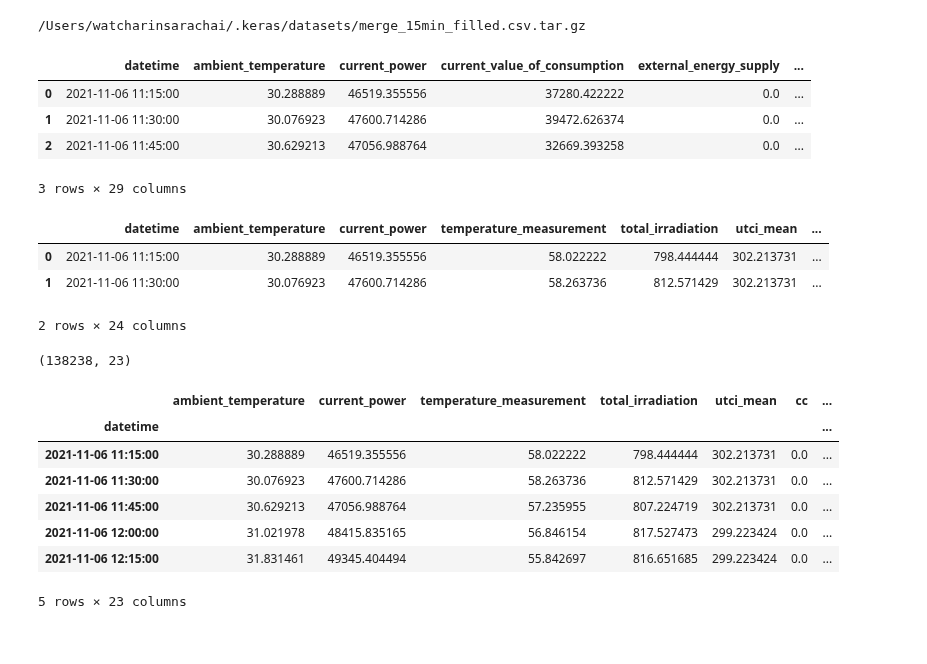
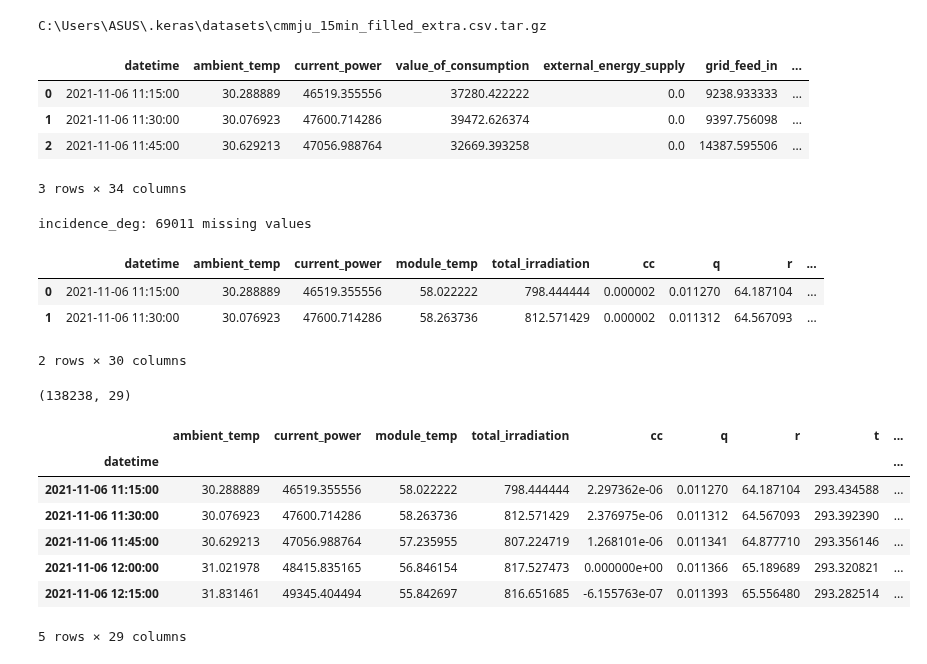
Before and after one commit to wsarachai/CM-SolarTS, a Jupyter notebook: src/jupyter_nb/experiments/select_datetime.ipynb, the cells around one changed output. Cells and saved outputs as stored; diff of their text form; code cells hidden in the pictures.

```diff
--- a/src/jupyter_nb/experiments/select_datetime.ipynb
+++ b/src/jupyter_nb/experiments/select_datetime.ipynb
@@ -12,60 +12,64 @@ mpl.rcParams['figure.figsize'] = (8, 6)
 mpl.rcParams['axes.grid'] = False
 # %%
 zip_path = tf.keras.utils.get_file(
-    origin='https://itsci.mju.ac.th/downloads/watcharin/datasets/pv/merge_15min_filled.csv.tar.gz')
+    origin='https://itsci.mju.ac.th/downloads/watcharin/datasets/pv/cmmju_15min_filled_extra.csv.tar.gz')
 print(zip_path)
 df = pd.read_csv(zip_path, compression='tar')
 # %% [output]
-/Users/watcharinsarachai/.keras/datasets/merge_15min_filled.csv.tar.gz
+C:\Users\ASUS\.keras\datasets\cmmju_15min_filled_extra.csv.tar.gz
 # %%
 df.head(3)
 # %% [output]
-|  | datetime | ambient_temperature | current_power | current_value_of_consumption | external_energy_supply | ... |
-| 0 | 2021-11-06 11:15:00 | 30.288889 | 46519.355556 | 37280.422222 | 0.0 | ... |
-| 1 | 2021-11-06 11:30:00 | 30.076923 | 47600.714286 | 39472.626374 | 0.0 | ... |
-| 2 | 2021-11-06 11:45:00 | 30.629213 | 47056.988764 | 32669.393258 | 0.0 | ... |
+|  | datetime | ambient_temp | current_power | value_of_consumption | external_energy_supply | grid_feed_in | ... |
+| 0 | 2021-11-06 11:15:00 | 30.288889 | 46519.355556 | 37280.422222 | 0.0 | 9238.933333 | ... |
+| 1 | 2021-11-06 11:30:00 | 30.076923 | 47600.714286 | 39472.626374 | 0.0 | 9397.756098 | ... |
+| 2 | 2021-11-06 11:45:00 | 30.629213 | 47056.988764 | 32669.393258 | 0.0 | 14387.595506 | ... |
-3 rows × 29 columns
+3 rows × 34 columns
 # %%
 for col in df.columns:
     missing_count = df[col].isnull().sum()
     if missing_count > 0:
         print(f"{col}: {missing_count} missing values")
+# %% [output]
+incidence_deg: 69011 missing values
 # %%
-df.pop('current_value_of_consumption')
+df.pop('value_of_consumption')
 df.pop('external_energy_supply')
 df.pop('grid_feed_in')
 df.pop('internal_power_supply')
-df.pop('self_consumption')
 df.head(2)
 # %% [output]
-|  | datetime | ambient_temperature | current_power | temperature_measurement | total_irradiation | utci_mean | ... |
-| 0 | 2021-11-06 11:15:00 | 30.288889 | 46519.355556 | 58.022222 | 798.444444 | 302.213731 | ... |
-| 1 | 2021-11-06 11:30:00 | 30.076923 | 47600.714286 | 58.263736 | 812.571429 | 302.213731 | ... |
+|  | datetime | ambient_temp | current_power | module_temp | total_irradiation | cc | q | r | ... |
+| 0 | 2021-11-06 11:15:00 | 30.288889 | 46519.355556 | 58.022222 | 798.444444 | 0.000002 | 0.011270 | 64.187104 | ... |
+| 1 | 2021-11-06 11:30:00 | 30.076923 | 47600.714286 | 58.263736 | 812.571429 | 0.000002 | 0.011312 | 64.567093 | ... |
-2 rows × 24 columns
+2 rows × 30 columns
 # %%
 # Check what years exist in your dataset
 date_col = 'datetime'  # Replace with your actual column name
 
 df = df.sort_values(date_col).reset_index(drop=True)
+
+# fill the NaN value with zero
+df = df.fillna(0)
 
 # Ensure timestamp column is datetime type
 if df[date_col].dtype != 'datetime64[ns]':
     df[date_col] = pd.to_datetime(df[date_col])
 
 # Sort by time if it exists
 df.index = df[date_col]
 df.pop(date_col)
 df = df.sort_index()
 print(df.shape)
 
 df.head(5)
 # %% [output]
-(138238, 23)
+(138238, 29)
-|  | ambient_temperature | current_power | temperature_measurement | total_irradiation | utci_mean | cc | ... |
-| datetime |  |  |  |  |  |  | ... |
-| 2021-11-06 11:15:00 | 30.288889 | 46519.355556 | 58.022222 | 798.444444 | 302.213731 | 0.0 | ... |
-| 2021-11-06 11:30:00 | 30.076923 | 47600.714286 | 58.263736 | 812.571429 | 302.213731 | 0.0 | ... |
-| 2021-11-06 11:45:00 | 30.629213 | 47056.988764 | 57.235955 | 807.224719 | 302.213731 | 0.0 | ... |
-| 2021-11-06 12:00:00 | 31.021978 | 48415.835165 | 56.846154 | 817.527473 | 299.223424 | 0.0 | ... |
-| 2021-11-06 12:15:00 | 31.831461 | 49345.404494 | 55.842697 | 816.651685 | 299.223424 | 0.0 | ... |
+|  | ambient_temp | current_power | module_temp | total_irradiation | cc | q | r | t | ... |
+| datetime |  |  |  |  |  |  |  |  | ... |
+| 2021-11-06 11:15:00 | 30.288889 | 46519.355556 | 58.022222 | 798.444444 | 2.297362e-06 | 0.011270 | 64.187104 | 293.434588 | ... |
+| 2021-11-06 11:30:00 | 30.076923 | 47600.714286 | 58.263736 | 812.571429 | 2.376975e-06 | 0.011312 | 64.567093 | 293.392390 | ... |
+| 2021-11-06 11:45:00 | 30.629213 | 47056.988764 | 57.235955 | 807.224719 | 1.268101e-06 | 0.011341 | 64.877710 | 293.356146 | ... |
+| 2021-11-06 12:00:00 | 31.021978 | 48415.835165 | 56.846154 | 817.527473 | 0.000000e+00 | 0.011366 | 65.189689 | 293.320821 | ... |
+| 2021-11-06 12:15:00 | 31.831461 | 49345.404494 | 55.842697 | 816.651685 | -6.155763e-07 | 0.011393 | 65.556480 | 293.282514 | ... |
-5 rows × 23 columns
+5 rows × 29 columns
```
Also changed, not shown: parts of 38 cells of this notebook, 9 other files.
